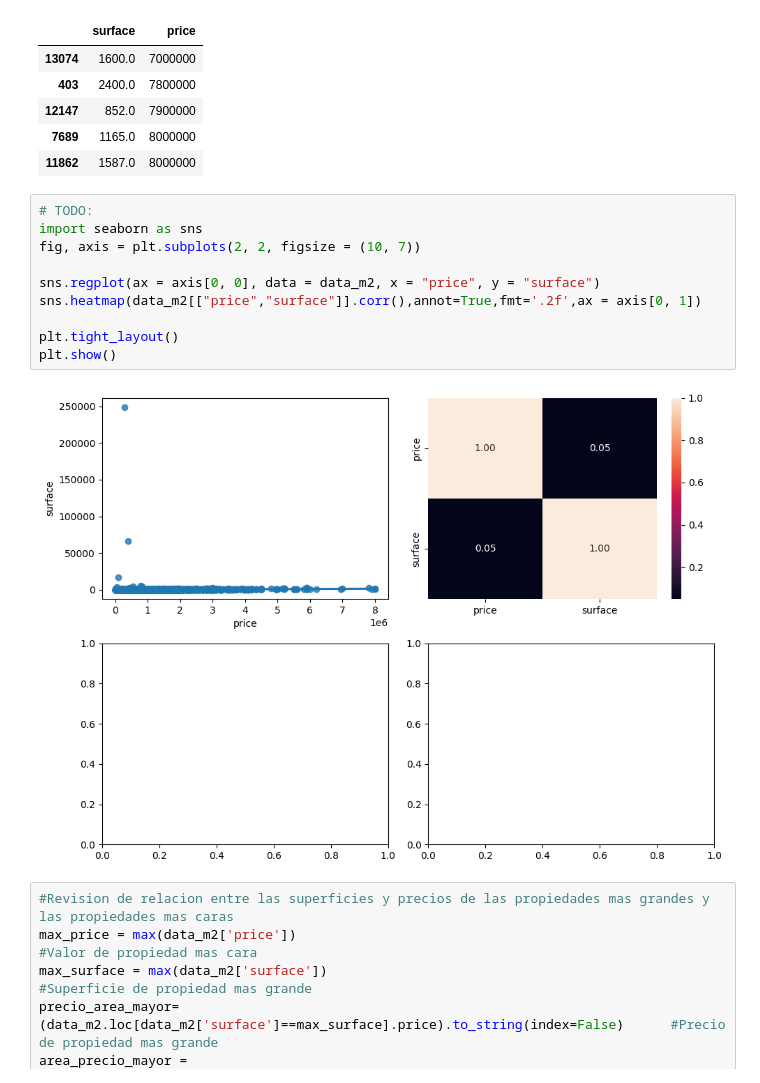
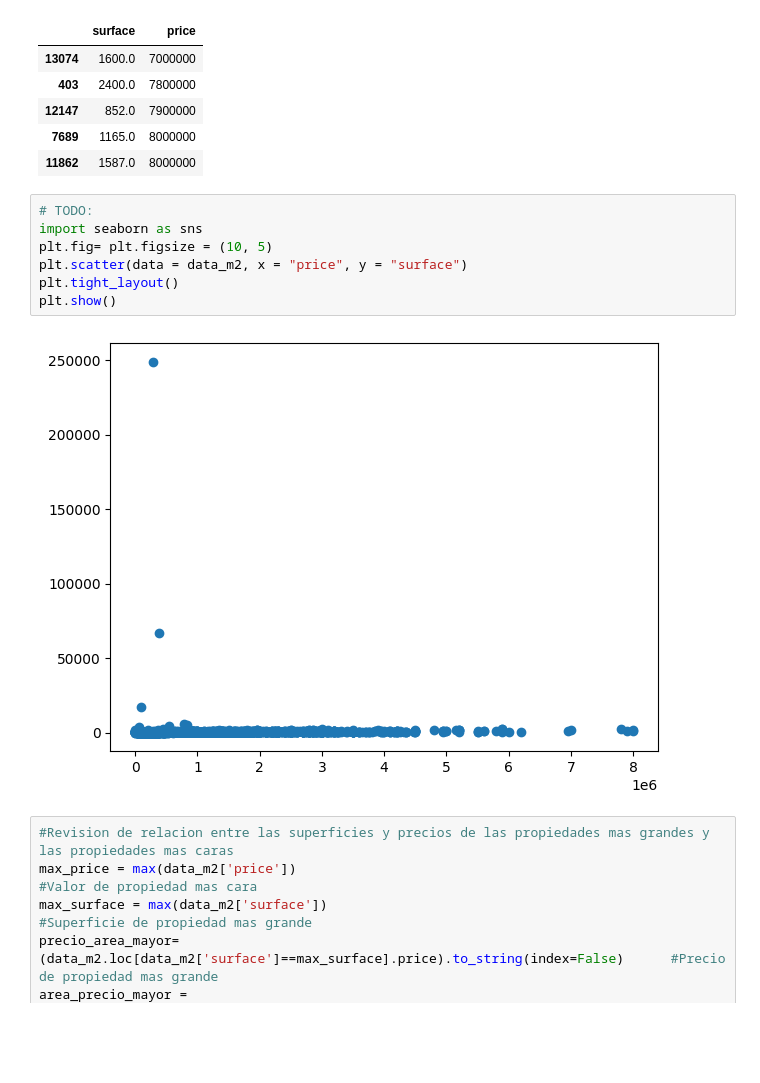
Before and after one commit to 4GeeksAcademy/ProyectoPreWork_PR, a Jupyter notebook: project.es.ipynb, the cells around one changed output. Cells and saved outputs as stored; diff of their text form; blank space fills up the shorter version.

```diff
--- a/project.es.ipynb
+++ b/project.es.ipynb
@@ -296,15 +297,12 @@ data_m2.sort_values('price').tail()  #Propiedades mas costosas
 # %%
 # TODO:
 import seaborn as sns
-fig, axis = plt.subplots(2, 2, figsize = (10, 7))
-
-sns.regplot(ax = axis[0, 0], data = data_m2, x = "price", y = "surface")
-sns.heatmap(data_m2[["price","surface"]].corr(),annot=True,fmt='.2f',ax = axis[0, 1])
-
+plt.fig= plt.figsize = (10, 5)
+plt.scatter(data = data_m2, x = "price", y = "surface")
 plt.tight_layout()
 plt.show()
 # %% [output]
-[figure, old version]
+[figure, new version]
 # %%
 #Revision de relacion entre las superficies y precios de las propiedades mas grandes y las propiedades mas caras
 max_price = max(data_m2['price'])                                                                   #Valor de propiedad mas cara
```
Also changed, not shown: parts of 2 cells of this notebook.
